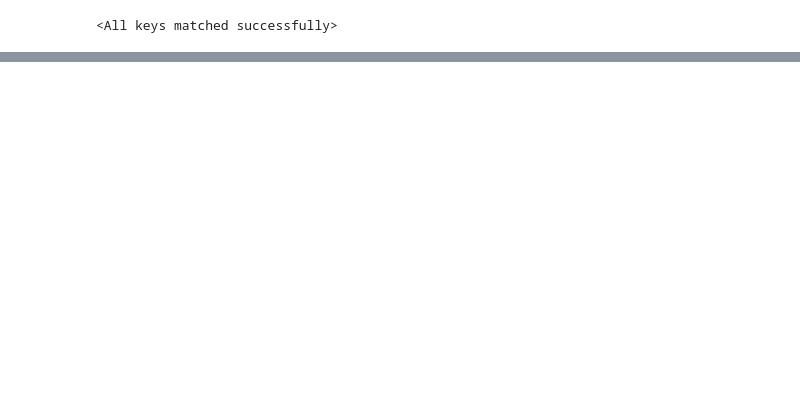
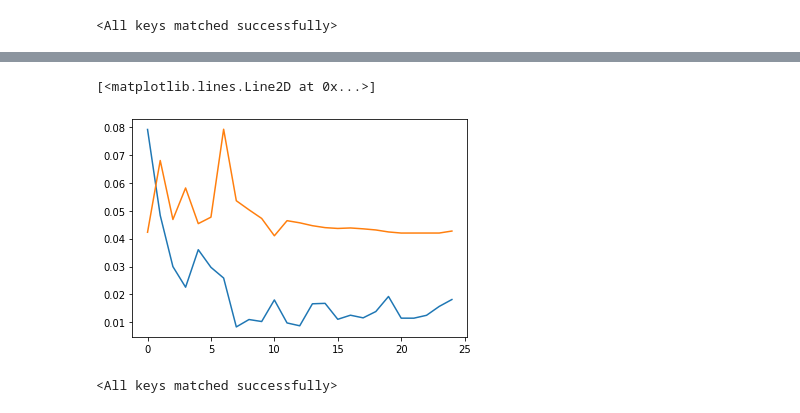
Before and after one commit to isackon/Transfer-Learning-Tutorial, a Jupyter notebook: Transfer Learning.ipynb, the cells around one changed output, grey strips where cells are left out. Saved outputs shown, nothing was run; the diff lists cells and outputs as text; code cells hidden in the pictures; blank space fills up the shorter version.

```diff
--- a/Transfer Learning.ipynb
+++ b/Transfer Learning.ipynb
@@ -471,0 +632,2 @@ Accuracy: 0.9020
+# %%
+model_mixed = models.vgg16(pretrained=True)
@@ -471,0 +654,18 @@ Accuracy: 0.9020
+# %%
+layers_to_unfreeze = 7
+for param in model_mixed.features[:-layers_to_unfreeze].parameters():
+    param.requires_grad = False
+
+num_features = 4096
+
+model_mixed.classifier[6] = nn.Linear(num_features, 2)
+
+if use_gpu:
+    model_mixed = model_mixed.cuda()
+
+loss_fn = nn.CrossEntropyLoss()
+
+optimizer = optim.SGD(list(model_mixed.features.parameters())[-layers_to_unfreeze:] +
+                      list(model_mixed.classifier.parameters()), lr=0.001, momentum=0.9)
+
+exp_lr_scheduler = lr_scheduler.StepLR(optimizer, step_size=7, gamma=0.1)
@@ -471,0 +696,3 @@ Accuracy: 0.9020
+# %%
+%%time
+model_mixed, losses = train_model(model_mixed, loss_fn, optimizer, exp_lr_scheduler, num_epochs=25)
@@ -471,0 +717,6 @@ Accuracy: 0.9020
+# %%
+plt.plot(losses['train'])
+plt.plot(losses['val'])
+# %% [output]
+[<matplotlib.lines.Line2D at 0x...>]
+[figure, added]
@@ -471,0 +725,4 @@ Accuracy: 0.9020
+# %%
+model_mixed.load_state_dict(torch.load('VGG16_mixed.pth'))
+# %% [output]
+<All keys matched successfully>
```
Also changed, not shown: parts of 48 cells of this notebook.
